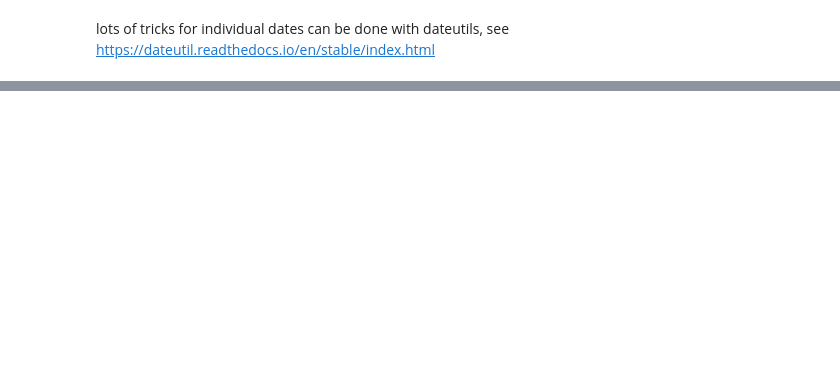
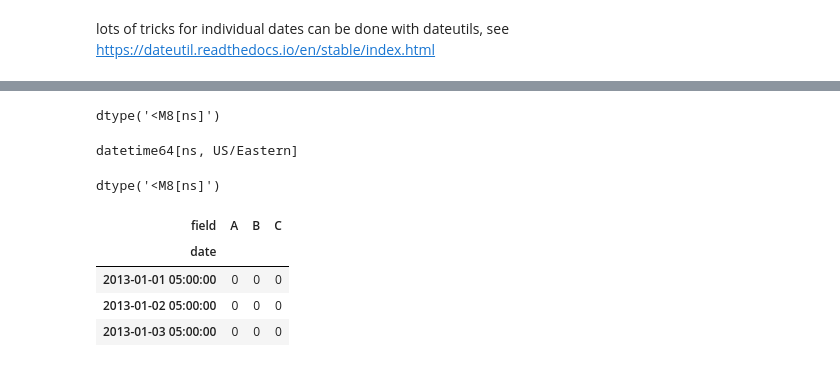
Before and after one commit to ghost368/notebooks, a Jupyter notebook: notebooks/datetime_guide.ipynb, the cells around one changed output, grey strips where cells are left out. Drawn from its saved outputs; the diff is of its cells as text; code cells hidden in the pictures; blank space fills up the shorter version.

Commit message:
Added info to datetime notebook

```diff
--- a/notebooks/datetime_guide.ipynb
+++ b/notebooks/datetime_guide.ipynb
@@ -214,0 +469,4 @@ all_timezones[:15]  # list of all timezones
+# %%
+dates.values.astype(np.datetime64).dtype
+# %% [output]
+dtype('<M8[ns]')
@@ -214,0 +476,24 @@ all_timezones[:15]  # list of all timezones
+# %%
+tzdates = pd.date_range('20130101',periods=3,tz='US/Eastern')
+# %%
+tzdates.dtype
+# %% [output]
+datetime64[ns, US/Eastern]
+# %%
+tzdates.values.dtype
+# %% [output]
+dtype('<M8[ns]')
+# %%
+# timezone aware index and xarray
+
+df = pd.DataFrame(0, index=tzdates, columns=list('ABC'))
+df.index.name = 'date'
+df.columns.name = 'field'
+df.index = df.index.tz_convert('UTC').tz_localize(None)
+df
+# %% [output]
+| field | A | B | C |
+| date |  |  |  |
+| 2013-01-01 05:00:00 | 0 | 0 | 0 |
+| 2013-01-02 05:00:00 | 0 | 0 | 0 |
+| 2013-01-03 05:00:00 | 0 | 0 | 0 |
```
Also changed, not shown: parts of 81 cells of this notebook, 7 other files.
